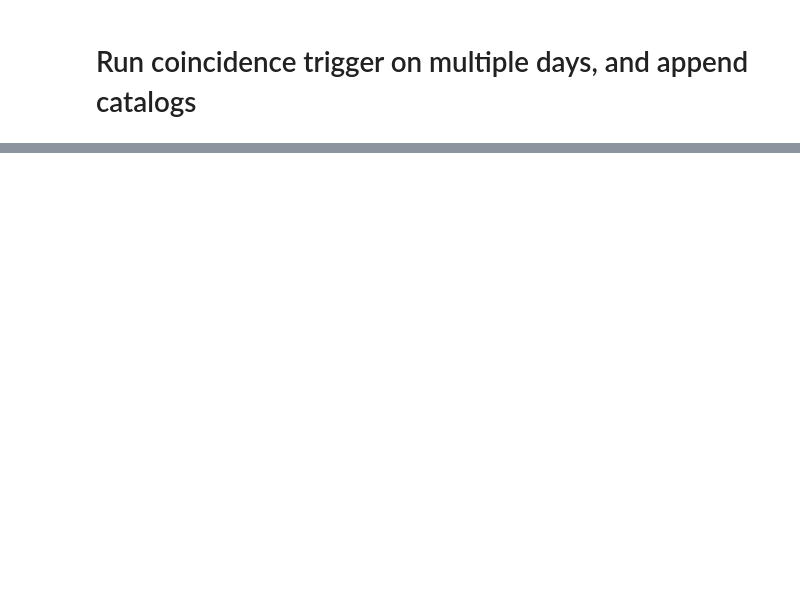
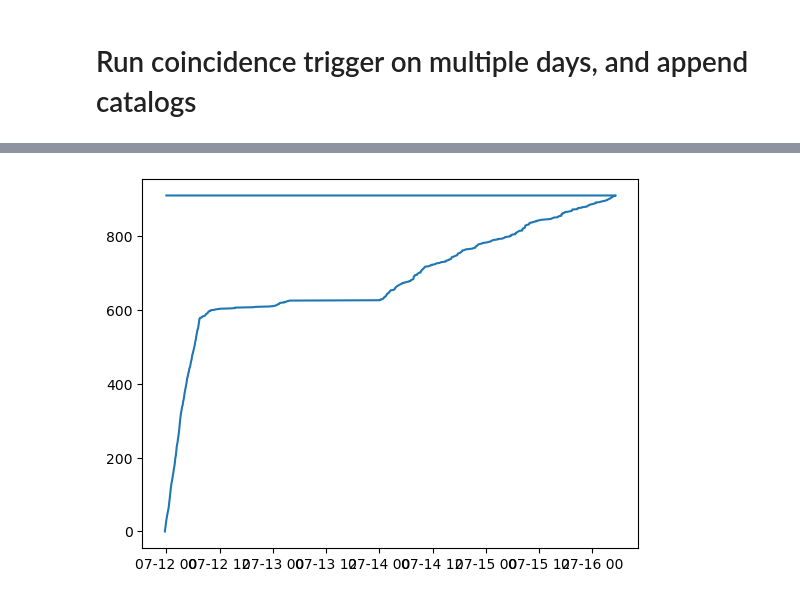
Before and after one commit to heinerigel/skience2024, a Jupyter notebook: MondayAfternoon_VolcanoSeismicMonitoring/src/00_CATALOG/00_detection.ipynb, the cells around one changed output, grey strips where cells are left out. Saved outputs shown, nothing was run; the diff lists cells and outputs as text; code cells hidden in the pictures; blank space fills up the shorter version.

```diff
--- a/MondayAfternoon_VolcanoSeismicMonitoring/src/00_CATALOG/00_detection.ipynb
+++ b/MondayAfternoon_VolcanoSeismicMonitoring/src/00_CATALOG/00_detection.ipynb
@@ -188,6 +99,7 @@ dir(catalogObj)
 # Run coincidence trigger on multiple days, and append catalogs
 # %%
 import sys
+from pprint import pprint
 from pathlib import Path
 import obspy
 localLibPath = Path.cwd().resolve().parents[0].joinpath('lib')
@@ -202,7 +114,6 @@ sdsclient = Client(SDS_DIR)
 from obspy.signal.trigger import coincidence_trigger
 
 # set parameters
-seconds = 86400
 threshStations = 3 # minimum number of stations that must trigger for a coincidence trigger to occur
 max_secs = 120.0
 staltamethod = 'classicstalta'
@@ -215,35 +126,52 @@ catalog_all = None
 
 for jday in range(192, 198, 1): # Loop over days in SDS archive
 
-    # set start time
-    stime = obspy.UTCDateTime(f"2003{jday}T")
-    print(stime)
+    for hour in range(24):
 
-    # Get and plot data
-    st = sdsclient.get_waveforms("MV", "*", "*", "?HZ", stime, stime+seconds)
+        # set start time
+        stime = obspy.UTCDateTime(f"2003{jday}T") + hour * 3600
+        print(stime)
 
-    # remove bad channels
-    st.remove(st.select(id='MV.MBLY..BHZ')[0])
-    st.remove(st.select(id='MV.MBGB..BHZ')[0])
+        # Get and plot data
+        st = sdsclient.get_waveforms("MV", "*", "*", "?HZ", stime, stime+3600)
+        if len(st)==0:
+            continue
 
-    # bandpass filter
-    st.filter('bandpass', freqmin=freqmin, freqmax=freqmax, corners=corners)
+        # remove bad channels, including those with insufficient samples
+        for tr in st:
+            if tr.stats.station == 'MBLY' or tr.stats.station == 'MBGB' or tr.stats.npts < max_secs * tr.stats.sampling_rate:
+                st.remove(tr)
 
-    # run coincidence trigger for this day
-    trig = coincidence_trigger(staltamethod, threshON , threshOFF, st, threshStations, sta=sta_secs, lta=lta_secs, max_trigger_length=max_secs, details=True)
+        if len(st)==0:
+            continue
 
-    # create catalog object
-    catalogObj = tools.triggers2volcanoseismiccatalog(trig, staltamethod, threshON, threshOFF, \
-                                                  sta_secs, lta_secs, max_secs, stream=st, pretrig=pretrig, posttrig=posttrig )
+        # bandpass filter
+        st.filter('bandpass', freqmin=freqmin, freqmax=freqmax, corners=corners)
 
-    # concatenate catalogs
-    if catalog_all:
-        catalog_all.concat(catalogObj)
-    else:
-        catalog_all = catalogObj
+        # run coincidence trigger for this day
+        trig = coincidence_trigger(staltamethod, threshON , threshOFF, st, threshStations, sta=sta_secs, lta=lta_secs, max_trigger_length=max_secs, details=True)
+        if len(trig)==0:
+            continue
+        #pprint(trig)
+        for i, this_trig in enumerate(trig):
+            print(i, this_trig['time'])
+
+        # create catalog object
+        catalogObj = tools.triggers2volcanoseismiccatalog(trig, staltamethod, threshON, threshOFF, \
+                                                      sta_secs, lta_secs, max_secs, stream=st, pretrig=pretrig, posttrig=posttrig )
+
+        # Was getting crashes, so let's just save the event streams to miniseed, and then erase them
+        catalogObj.write_events()
+        catalogObj.streams = []
+
+        # concatenate catalogs
+        if catalog_all:
+            catalog_all.concat(catalogObj)
+        else:
+            catalog_all = catalogObj
 
 print(catalog_all)
 catalog_all.plot_eventrate()
-catalog_all.write_events()
+catalog_all.write_events('catalog.xml')
 # %% [output]
 2003-07-11T00:00:00.000000Z
@@ -265,0 +194 @@ catalog_all.write_events()
+[figure, added]
```
Also changed, not shown: parts of 12 cells of this notebook, 1 other file.
